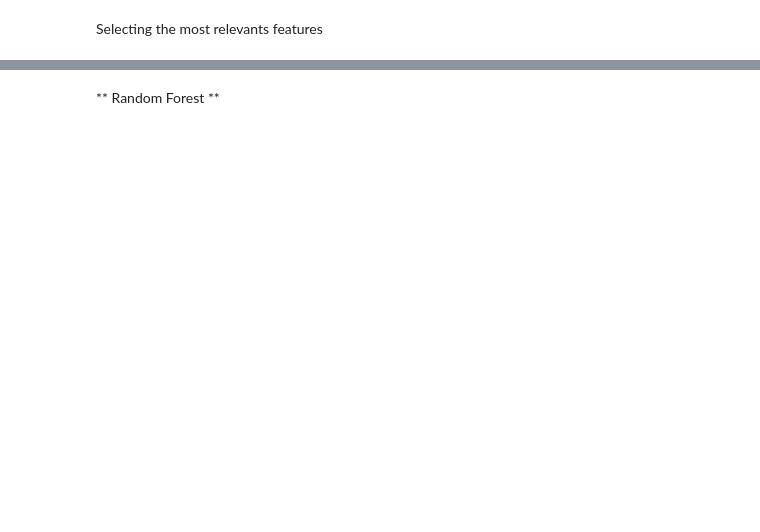
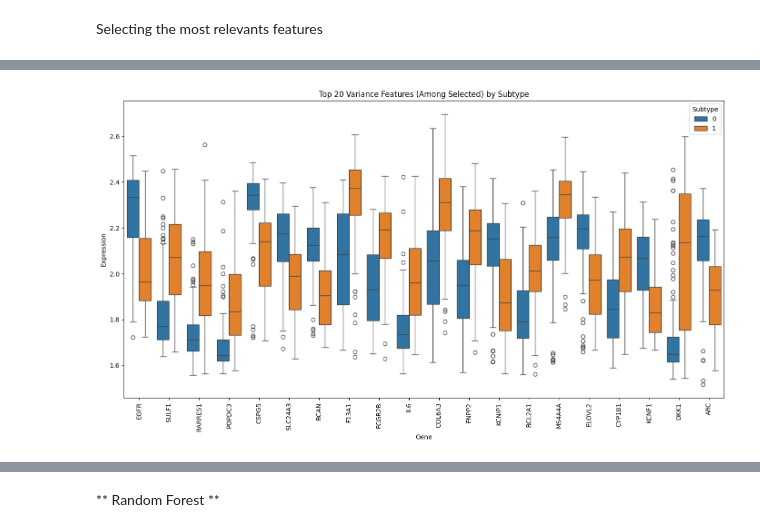
Before and after one commit to abrunhosa16/bioinformatics_ml, a Jupyter notebook: main.ipynb, the cells around one changed output, grey strips where cells are left out. Saved outputs shown, nothing was run; the diff lists cells and outputs as text; code cells hidden in the pictures; blank space fills up the shorter version.

```diff
--- a/main.ipynb
+++ b/main.ipynb
@@ -135,12 +133,86 @@ y_encoded = le.fit_transform(y)  # Classical = 0, Mesenchymal = 1
+# %%
+# --------------------
+# Train-Test Split
+# --------------------
+X_train, X_test, y_train, y_test = train_test_split(
+    X, y, test_size=0.20, stratify=y, random_state=42
+)
 # %% [markdown]
 Selecting the most relevants features
 # %%
+# --------------------
+# Feature Selection on Training Data
+# --------------------
+vt = VarianceThreshold(threshold=0.01)
+X_train_vt = vt.fit_transform(X_train)
+X_test_vt = vt.transform(X_test)
 
-# (a) Variance Threshold
-vt = VarianceThreshold(threshold=0.01)
-X_vt = vt.fit_transform(X)
+# Obter os nomes das features após o VarianceThreshold
+vt_feature_names = X_train.columns[vt.get_support()]
+X_train_vt_df = pd.DataFrame(X_train_vt, columns=vt_feature_names)
 
-# (b) ANOVA F-test - select top 100 features
+# Selecionar as top 100 features com ANOVA F-test
 select_k = 100
 fs = SelectKBest(score_func=f_classif, k=select_k)
-X_selected = fs.fit_transform(X_vt, y_encoded)
+X_train_selected = fs.fit_transform(X_train_vt_df, y_train)
+X_test_selected = fs.transform(pd.DataFrame(X_test_vt, columns=vt_feature_names))
+
+# Obter os nomes das 100 features selecionadas
+selected_feature_names = vt_feature_names[fs.get_support()]
+
+# --------------------
+# Visualização: Boxplot das features selecionadas
+# --------------------
+selected_df = X_train_vt_df[selected_feature_names]
+selected_df["Subtype"] = y_train  # adicionar as labels para separação no gráfico
+
+# Converter de wide para long format para facilitar o uso com seaborn
+long_df = pd.melt(selected_df, id_vars="Subtype", var_name="Gene", value_name="Expression")
+
+# Plotar as top 20 features com maior variância para facilitar visualização
+top20_genes = selected_df.drop(columns="Subtype").var().sort_values(ascending=False).head(20).index
+top20_df = long_df[long_df["Gene"].isin(top20_genes)]
+
+plt.figure(figsize=(14, 8))
+sns.boxplot(data=top20_df, x="Gene", y="Expression", hue="Subtype")
+plt.xticks(rotation=90)
+plt.title("Top 20 Variance Features (Among Selected) by Subtype")
+plt.tight_layout()
+plt.show()
+
+
+# --------------------
+# Random Forest Feature Importance
+# --------------------
+
+# Recuperar os nomes das features após seleção
+# Passo 1: aplicar VarianceThreshold nos nomes
+vt_feature_names = X.columns[vt.get_support()]
+
+# Passo 2: aplicar SelectKBest nos nomes restantes
+selected_feature_names = vt_feature_names[fs.get_support()]
+
+# Treinar Random Forest no conjunto de treino
+rf = RandomForestClassifier(n_estimators=100, random_state=42)
+rf.fit(X_train_selected, y_train)
+
+# Obter importâncias
+importances = rf.feature_importances_
+
+# Criar DataFrame
+feature_importance_df = pd.DataFrame({
+    'Feature': selected_feature_names,
+    'Importance': importances
+}).sort_values(by='Importance', ascending=False)
+
+# Mostrar top 20
+print("\nTop 20 Feature Importances (Random Forest):")
+print(feature_importance_df.head(20))
+
+# Plotar
+plt.figure(figsize=(10, 6))
+sns.barplot(x="Importance", y="Feature", data=feature_importance_df.head(20), palette="viridis")
+plt.title("Top 20 Feature Importances - Random Forest")
+plt.tight_layout()
+plt.show()
+# %% [output]
@@ -146,0 +224 @@ X_selected = fs.fit_transform(X_vt, y_encoded)
+[figure, added]
```
Also changed, not shown: parts of 12 cells of this notebook.
